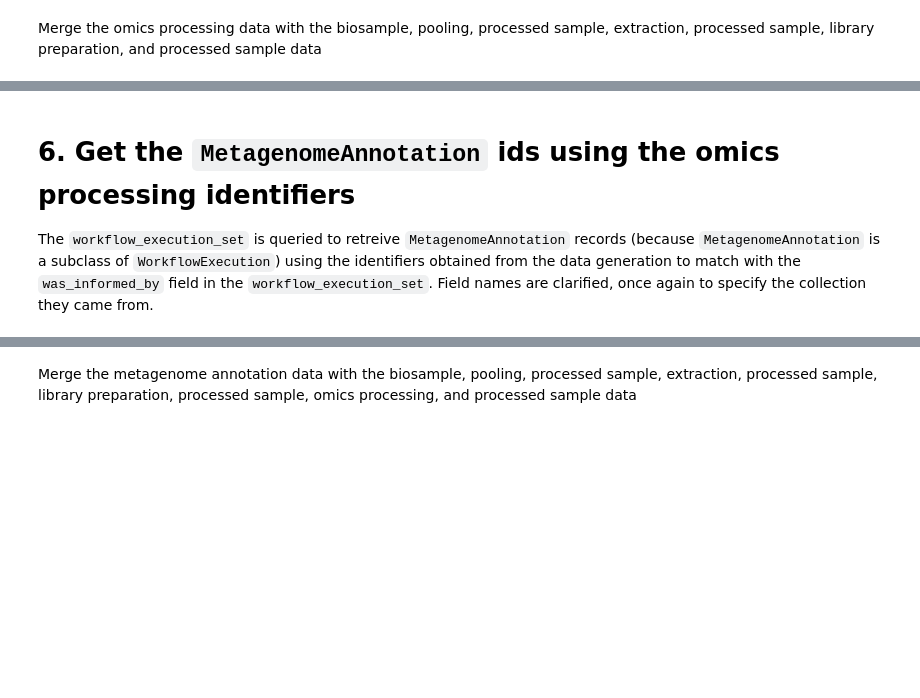
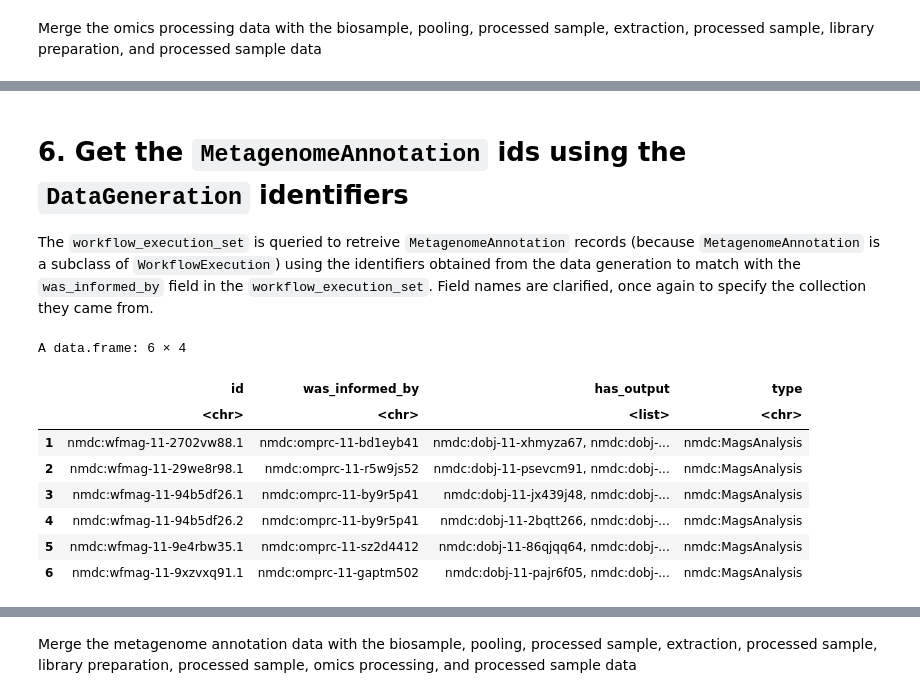
Before and after one commit to microbiomedata/nmdc_notebooks, a Jupyter notebook: taxonomic_dist_by_soil_layer/R/taxonomic_dist_soil_layer_R.ipynb, the cells around one changed output, grey strips where cells are left out. Cells and saved outputs as stored; diff of their text form; code cells hidden in the pictures; blank space fills up the shorter version.

```diff
--- a/taxonomic_dist_by_soil_layer/R/taxonomic_dist_soil_layer_R.ipynb
+++ b/taxonomic_dist_by_soil_layer/R/taxonomic_dist_soil_layer_R.ipynb
@@ -368,6 +368,25 @@ A tibble: 6 × 11
 | nmdc:bsm-11-0djp2e45 | M horizon | USA: Colorado, North Sterling | nmdc:TextValue | nmdc:procsm-11-258vbz70 | nmdc:poolp-11-vfkwpy98 | ... |
 | nmdc:bsm-11-0f43ab20 | M horizon | USA: Colorado, Central Plains Exp... | nmdc:TextValue | nmdc:procsm-11-mr5hf033 | nmdc:poolp-11-ay38nw70 | ... |
 # %% [markdown]
-# 6. Get the `MetagenomeAnnotation` ids using the omics processing identifiers
+# 6. Get the `MetagenomeAnnotation` ids using the `DataGeneration` identifiers
 
 The `workflow_execution_set` is queried to retreive `MetagenomeAnnotation` records (because `MetagenomeAnnotation` is a subclass of `WorkflowExecution`) using the identifiers obtained from the data generation to match with the `was_informed_by` field in the `workflow_execution_set`. Field names are clarified, once again to specify the collection they came from.
+# %%
+metagenome_annotation_df <- get_results_by_id(
+    collection = 'workflow_execution_set',
+    match_id_field = 'was_informed_by',
+    id_list = unique(biosample_df8$data_generation_id),
+    fields = 'id,was_informed_by,has_output,type',
+    max_id = 20
+)
+head(metagenome_annotation_df)
+# %% [output]
+A data.frame: 6 × 4
+|  | id | was_informed_by | has_output | type |
+|  | <chr> | <chr> | <list> | <chr> |
+| 1 | nmdc:wfmag-11-2702vw88.1 | nmdc:omprc-11-bd1eyb41 | nmdc:dobj-11-xhmyza67, nmdc:dobj-... | nmdc:MagsAnalysis |
+| 2 | nmdc:wfmag-11-29we8r98.1 | nmdc:omprc-11-r5w9js52 | nmdc:dobj-11-psevcm91, nmdc:dobj-... | nmdc:MagsAnalysis |
+| 3 | nmdc:wfmag-11-94b5df26.1 | nmdc:omprc-11-by9r5p41 | nmdc:dobj-11-jx439j48, nmdc:dobj-... | nmdc:MagsAnalysis |
+| 4 | nmdc:wfmag-11-94b5df26.2 | nmdc:omprc-11-by9r5p41 | nmdc:dobj-11-2bqtt266, nmdc:dobj-... | nmdc:MagsAnalysis |
+| 5 | nmdc:wfmag-11-9e4rbw35.1 | nmdc:omprc-11-sz2d4412 | nmdc:dobj-11-86qjqq64, nmdc:dobj-... | nmdc:MagsAnalysis |
+| 6 | nmdc:wfmag-11-9xzvxq91.1 | nmdc:omprc-11-gaptm502 | nmdc:dobj-11-pajr6f05, nmdc:dobj-... | nmdc:MagsAnalysis |
```
Also changed, not shown: parts of 7 cells of this notebook.
